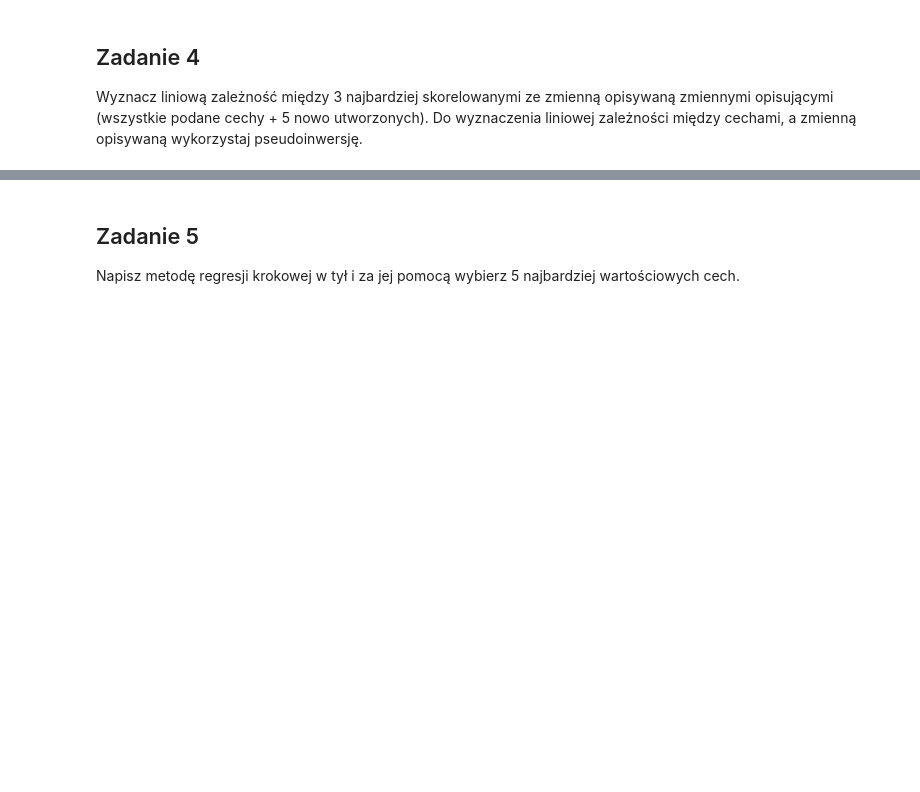
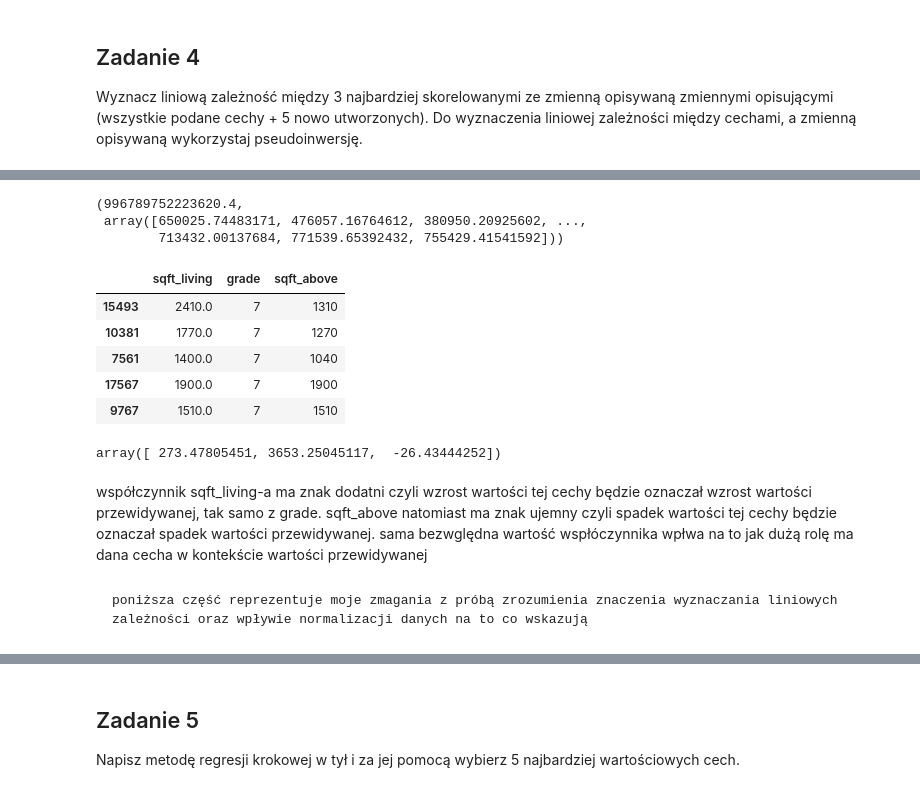
Before and after one commit to hubruk/nieruchomosci_regresja, a Jupyter notebook: ZMUM - Projekt Indywidualny.ipynb, the cells around one changed output, grey strips where cells are left out. Saved outputs shown, nothing was run; the diff lists cells and outputs as text; code cells hidden in the pictures; blank space fills up the shorter version.

```diff
--- a/ZMUM - Projekt Indywidualny.ipynb
+++ b/ZMUM - Projekt Indywidualny.ipynb
@@ -362,0 +456,6 @@ tester(domy_train, ceny_train, domy_test, ceny_test, domy_model_features)
+# %%
+policz_SSE(coefs, domy_train[['sqft_living', 'grade', 'sqft_above']], ceny_train)
+# %% [output]
+(996789752223620.4,
+ array([650025.74483171, 476057.16764612, 380950.20925602, ...,
+        713432.00137684, 771539.65392432, 755429.41541592]))
@@ -362,0 +476,9 @@ tester(domy_train, ceny_train, domy_test, ceny_test, domy_model_features)
+# %%
+domy_train[['sqft_living', 'grade', 'sqft_above']].head()
+# %% [output]
+|  | sqft_living | grade | sqft_above |
+| 15493 | 2410.0 | 7 | 1310 |
+| 10381 | 1770.0 | 7 | 1270 |
+| 7561 | 1400.0 | 7 | 1040 |
+| 17567 | 1900.0 | 7 | 1900 |
+| 9767 | 1510.0 | 7 | 1510 |
@@ -362,0 +487,9 @@ tester(domy_train, ceny_train, domy_test, ceny_test, domy_model_features)
+# %%
+coefs
+# %% [output]
+array([ 273.47805451, 3653.25045117,  -26.43444252])
+# %% [markdown]
+współczynnik sqft_living-a ma znak dodatni czyli wzrost wartości tej cechy będzie oznaczał wzrost wartości przewidywanej, tak samo z grade. sqft_above natomiast ma znak ujemny czyli spadek wartości tej cechy będzie oznaczał spadek wartości przewidywanej.
+sama bezwględna wartość wspłóczynnika wpłwa na to jak dużą rolę ma dana cecha w kontekście wartości przewidywanej
+# %% [markdown]
+    poniższa część reprezentuje moje zmagania z próbą zrozumienia znaczenia wyznaczania liniowych zależności oraz wpływie normalizacji danych na to co wskazują
```
Also changed, not shown: parts of 89 cells of this notebook.
